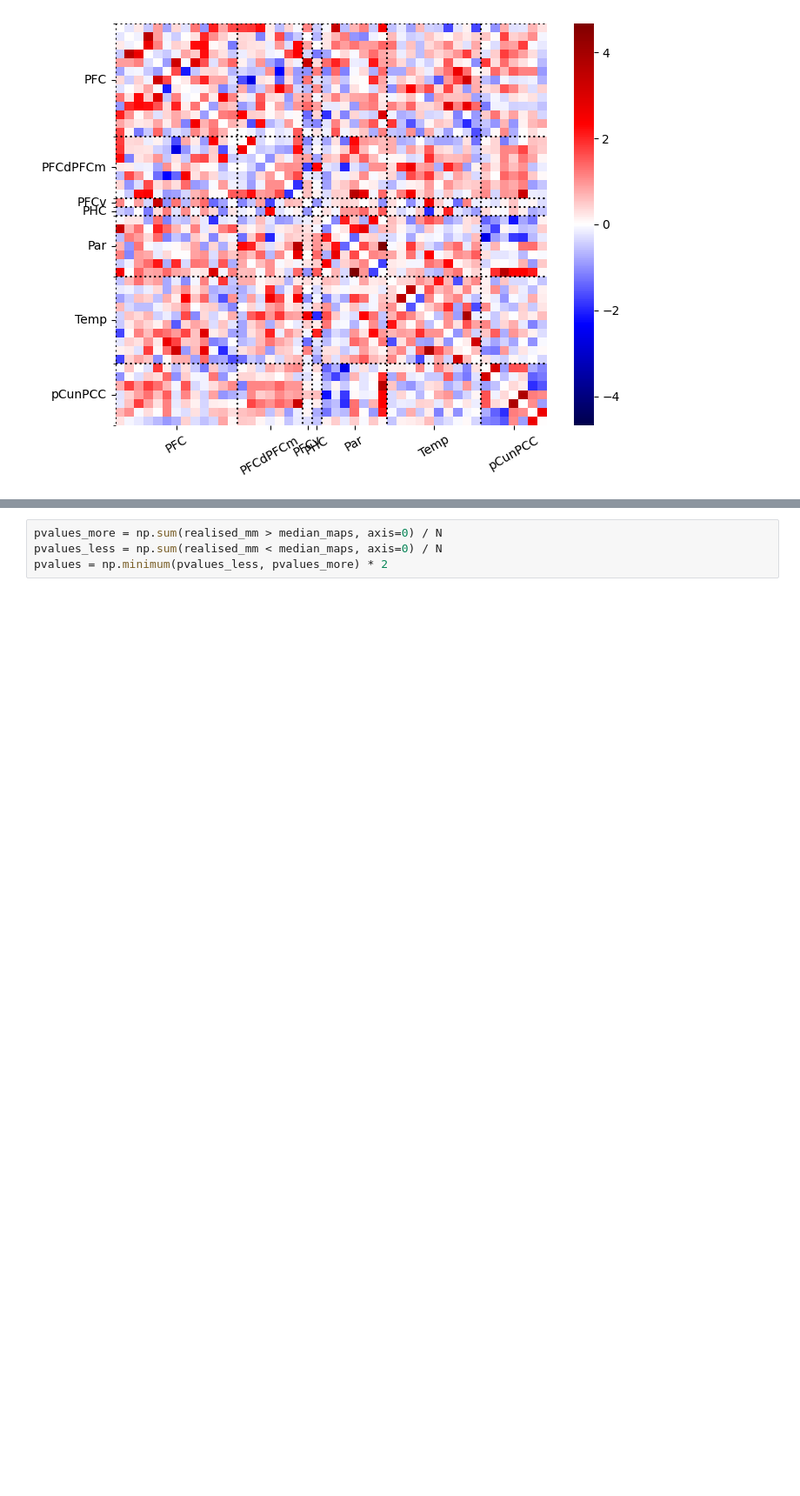
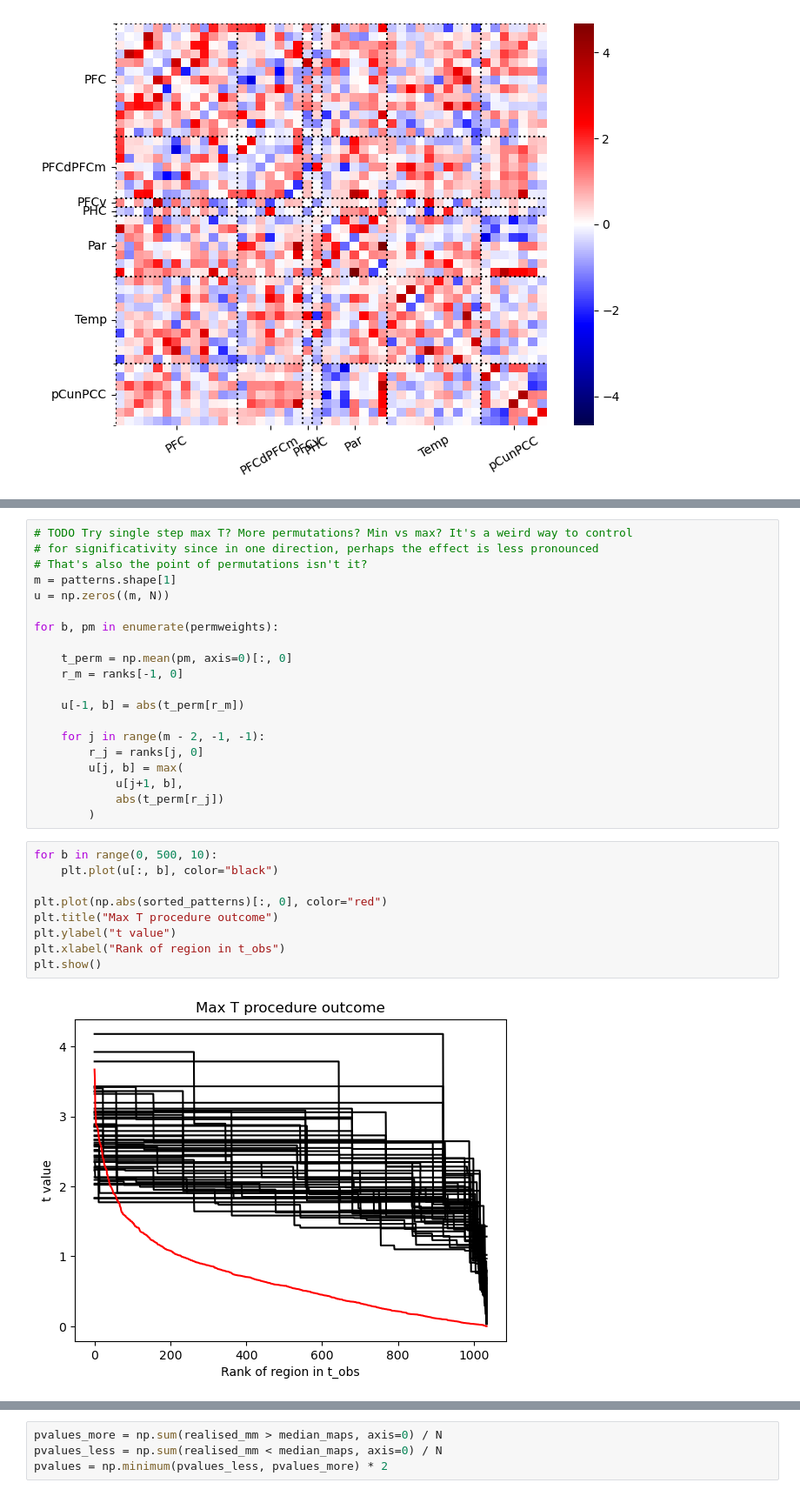
Before and after one commit to jonathan-legrand/cogpred, a Jupyter notebook: predict_cluster_fc.ipynb, the cells around one changed output, grey strips where cells are left out. Shown at 87% size. Saved outputs shown, nothing was run; the diff lists cells and outputs as text; blank space fills up the shorter version.

Commit message:
Max T procedure for FWER control

```diff
--- a/predict_cluster_fc.ipynb
+++ b/predict_cluster_fc.ipynb
@@ -283,0 +305,31 @@ realised_mm = np.mean(hmat, axis=0)
+# %%
+# TODO Try single step max T? More permutations? Min vs max? It's a weird way to control
+# for significativity since in one direction, perhaps the effect is less pronounced
+# That's also the point of permutations isn't it?
+m = patterns.shape[1]
+u = np.zeros((m, N))
+
+for b, pm in enumerate(permweights):
+
+    t_perm = np.mean(pm, axis=0)[:, 0]
+    r_m = ranks[-1, 0]
+
+    u[-1, b] = abs(t_perm[r_m])
+
+    for j in range(m - 2, -1, -1):
+        r_j = ranks[j, 0]
+        u[j, b] = max(
+            u[j+1, b],
+            abs(t_perm[r_j])
+        )
+# %%
+for b in range(0, 500, 10):
+    plt.plot(u[:, b], color="black")
+
+plt.plot(np.abs(sorted_patterns)[:, 0], color="red")
+plt.title("Max T procedure outcome")
+plt.ylabel("t value")
+plt.xlabel("Rank of region in t_obs")
+plt.show()
+# %% [output]
+[figure, added]
```
Also changed, not shown: parts of 9 cells of this notebook.
